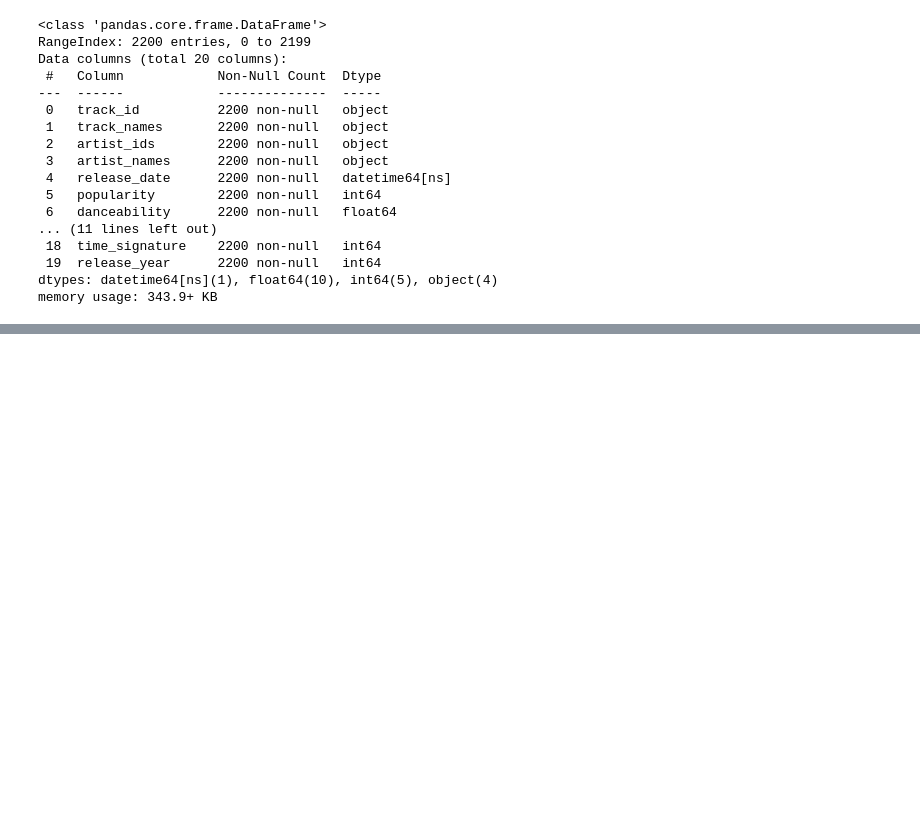
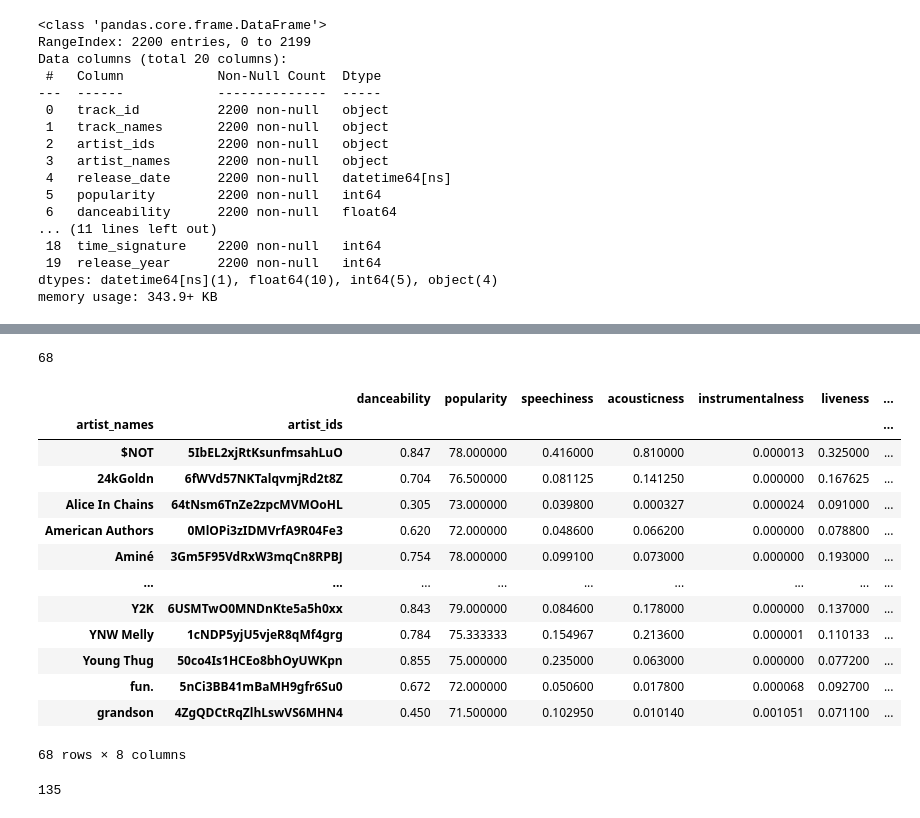
Before and after one commit to sucharita1/choose_your_music, a Jupyter notebook: spotify_songs_analysis.ipynb, the cells around one changed output, grey strips where cells are left out. Saved outputs shown, nothing was run; the diff lists cells and outputs as text; code cells hidden in the pictures; blank space fills up the shorter version.

```diff
--- a/spotify_songs_analysis.ipynb
+++ b/spotify_songs_analysis.ipynb
@@ -185,0 +210,27 @@ songs_by_artist_df
+# %%
+# Removing all artists that have popularity below 70
+songs_by_popular_artist_df = songs_by_artist_df.loc[(songs_by_artist_df['popularity'] > 70)]
+print(len(songs_by_popular_artist_df))
+songs_by_popular_artist_df
+# %% [output]
+68
+|  |  | danceability | popularity | speechiness | acousticness | instrumentalness | liveness | ... |
+| artist_names | artist_ids |  |  |  |  |  |  | ... |
+| $NOT | 5IbEL2xjRtKsunfmsahLuO | 0.847 | 78.000000 | 0.416000 | 0.810000 | 0.000013 | 0.325000 | ... |
+| 24kGoldn | 6fWVd57NKTalqvmjRd2t8Z | 0.704 | 76.500000 | 0.081125 | 0.141250 | 0.000000 | 0.167625 | ... |
+| Alice In Chains | 64tNsm6TnZe2zpcMVMOoHL | 0.305 | 73.000000 | 0.039800 | 0.000327 | 0.000024 | 0.091000 | ... |
+| American Authors | 0MlOPi3zIDMVrfA9R04Fe3 | 0.620 | 72.000000 | 0.048600 | 0.066200 | 0.000000 | 0.078800 | ... |
+| Aminé | 3Gm5F95VdRxW3mqCn8RPBJ | 0.754 | 78.000000 | 0.099100 | 0.073000 | 0.000000 | 0.193000 | ... |
+| ... | ... | ... | ... | ... | ... | ... | ... | ... |
+| Y2K | 6USMTwO0MNDnKte5a5h0xx | 0.843 | 79.000000 | 0.084600 | 0.178000 | 0.000000 | 0.137000 | ... |
+| YNW Melly | 1cNDP5yjU5vjeR8qMf4grg | 0.784 | 75.333333 | 0.154967 | 0.213600 | 0.000001 | 0.110133 | ... |
+| Young Thug | 50co4Is1HCEo8bhOyUWKpn | 0.855 | 75.000000 | 0.235000 | 0.063000 | 0.000000 | 0.077200 | ... |
+| fun. | 5nCi3BB41mBaMH9gfr6Su0 | 0.672 | 72.000000 | 0.050600 | 0.017800 | 0.000068 | 0.092700 | ... |
+| grandson | 4ZgQDCtRqZlhLswVS6MHN4 | 0.450 | 71.500000 | 0.102950 | 0.010140 | 0.001051 | 0.071100 | ... |
+68 rows × 8 columns
+# %%
+# Songs that are most popular
+most_popular_songs_df = songs_data_df.loc[(songs_data_df['popularity'] > 70)]
+print(len(most_popular_songs_df))
+# %% [output]
+135
```
Also changed, not shown: parts of 3 cells of this notebook.
